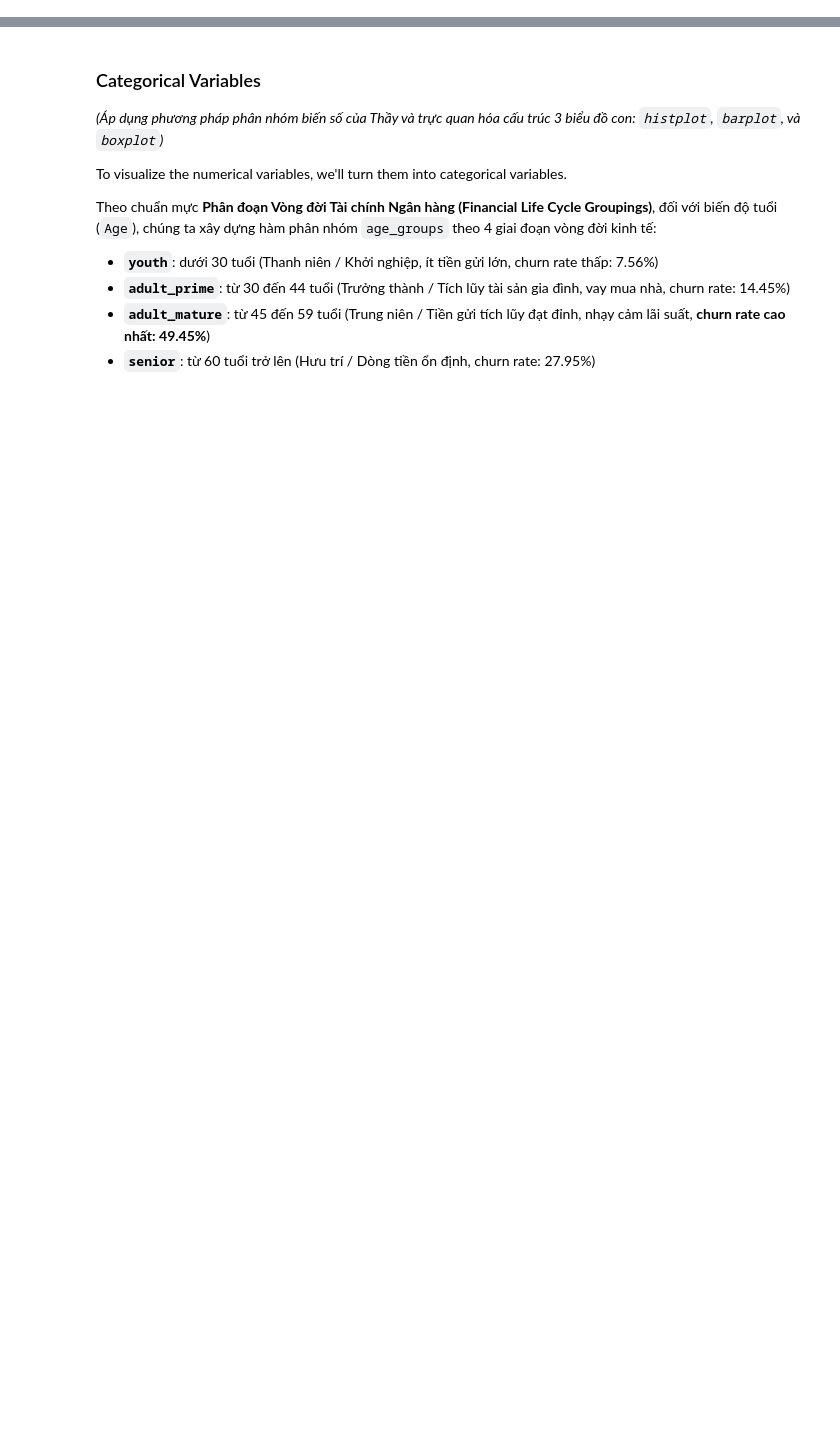
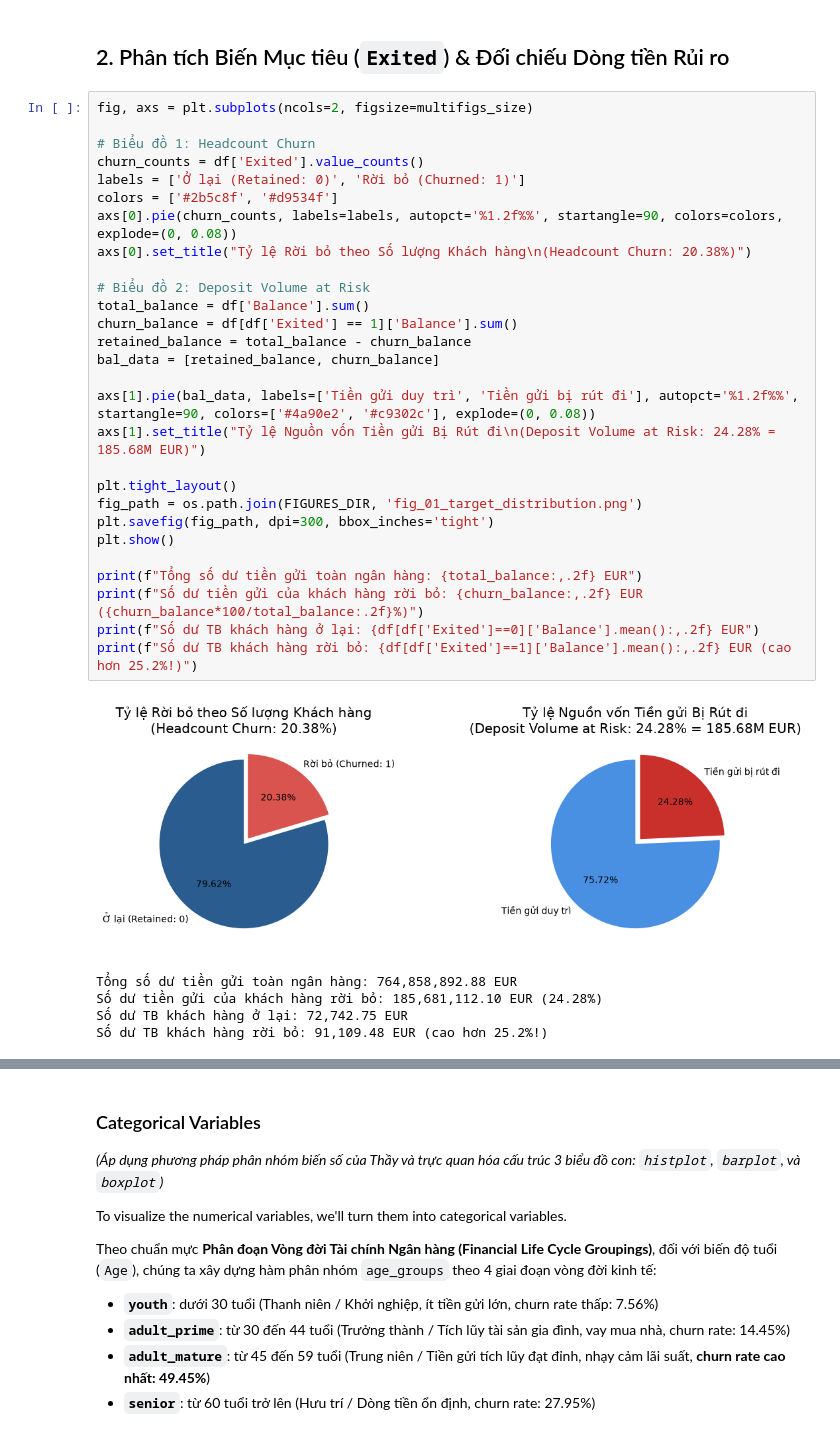
Before and after one commit to hoanghtbao/ml-bank-customer-churn, a Jupyter notebook: Project_Source_Code.ipynb, the cells around one changed output, grey strips where cells are left out. Cells and saved outputs as stored; diff of their text form; blank space fills up the shorter version.

Commit message:
feat(notebook): merge 100% of all 8 notebooks (161 cells, all 18 figures) into Project_Source_Code.ipynb without omissions

```diff
--- a/Project_Source_Code.ipynb
+++ b/Project_Source_Code.ipynb
@@ -239,0 +702,36 @@ plt.show()
+# %% [markdown]
+## 2. Phân tích Biến Mục tiêu (`Exited`) & Đối chiếu Dòng tiền Rủi ro
+# %%
+fig, axs = plt.subplots(ncols=2, figsize=multifigs_size)
+
+# Biểu đồ 1: Headcount Churn
+churn_counts = df['Exited'].value_counts()
+labels = ['Ở lại (Retained: 0)', 'Rời bỏ (Churned: 1)']
+colors = ['#2b5c8f', '#d9534f']
+axs[0].pie(churn_counts, labels=labels, autopct='%1.2f%%', startangle=90, colors=colors, explode=(0, 0.08))
+axs[0].set_title("Tỷ lệ Rời bỏ theo Số lượng Khách hàng\n(Headcount Churn: 20.38%)")
+
+# Biểu đồ 2: Deposit Volume at Risk
+total_balance = df['Balance'].sum()
+churn_balance = df[df['Exited'] == 1]['Balance'].sum()
+retained_balance = total_balance - churn_balance
+bal_data = [retained_balance, churn_balance]
+
+axs[1].pie(bal_data, labels=['Tiền gửi duy trì', 'Tiền gửi bị rút đi'], autopct='%1.2f%%', startangle=90, colors=['#4a90e2', '#c9302c'], explode=(0, 0.08))
+axs[1].set_title("Tỷ lệ Nguồn vốn Tiền gửi Bị Rút đi\n(Deposit Volume at Risk: 24.28% = 185.68M EUR)")
+
+plt.tight_layout()
+fig_path = os.path.join(FIGURES_DIR, 'fig_01_target_distribution.png')
+plt.savefig(fig_path, dpi=300, bbox_inches='tight')
+plt.show()
+
+print(f"Tổng số dư tiền gửi toàn ngân hàng: {total_balance:,.2f} EUR")
+print(f"Số dư tiền gửi của khách hàng rời bỏ: {churn_balance:,.2f} EUR ({churn_balance*100/total_balance:.2f}%)")
+print(f"Số dư TB khách hàng ở lại: {df[df['Exited']==0]['Balance'].mean():,.2f} EUR")
+print(f"Số dư TB khách hàng rời bỏ: {df[df['Exited']==1]['Balance'].mean():,.2f} EUR (cao hơn 25.2%!)")
+# %% [output]
+[figure, added]
+Tổng số dư tiền gửi toàn ngân hàng: 764,858,892.88 EUR
+Số dư tiền gửi của khách hàng rời bỏ: 185,681,112.10 EUR (24.28%)
+Số dư TB khách hàng ở lại: 72,742.75 EUR
+Số dư TB khách hàng rời bỏ: 91,109.48 EUR (cao hơn 25.2%!)
```
Also changed, not shown: parts of 221 cells of this notebook, 1 other file.
